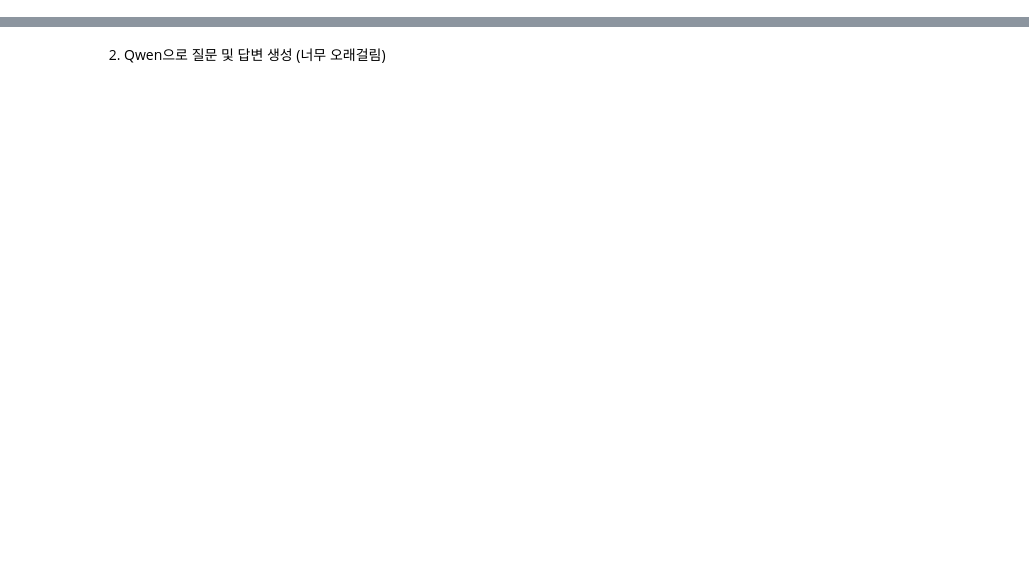
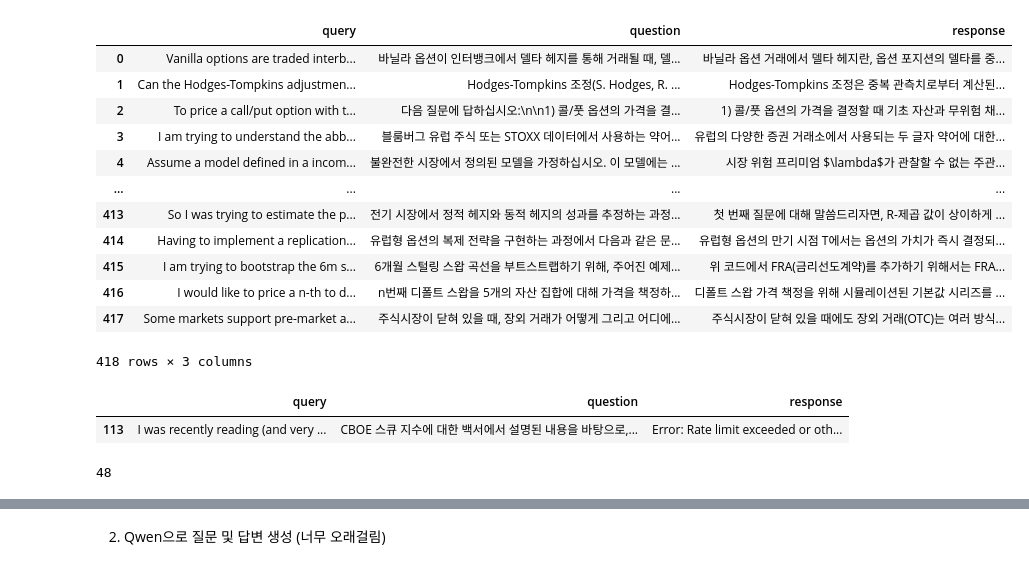
Before and after one commit to LDC-ai/KRX_LLM, a Jupyter notebook: data_slicing.ipynb, the cells around one changed output, grey strips where cells are left out. Saved outputs shown, nothing was run; the diff lists cells and outputs as text; code cells hidden in the pictures; blank space fills up the shorter version.

```diff
--- a/data_slicing.ipynb
+++ b/data_slicing.ipynb
@@ -189,0 +219,29 @@ NameError: name 'total_prompt_tokens_for_q' is not defined
+# %%
+df_no_duplicates = pd.concat([df_no_duplicates, df], ignore_index=True)
+
+df_no_duplicates
+# %% [output]
+|  | query | question | response |
+| 0 | Vanilla options are traded interb... | 바닐라 옵션이 인터뱅크에서 델타 헤지를 통해 거래될 때, 델... | 바닐라 옵션 거래에서 델타 헤지란, 옵션 포지션의 델타를 중... |
+| 1 | Can the Hodges-Tompkins adjustmen... | Hodges-Tompkins 조정(S. Hodges, R. ... | Hodges-Tompkins 조정은 중복 관측치로부터 계산된... |
+| 2 | To price a call/put option with t... | 다음 질문에 답하십시오:\n\n1) 콜/풋 옵션의 가격을 결... | 1) 콜/풋 옵션의 가격을 결정할 때 기초 자산과 무위험 채... |
+| 3 | I am trying to understand the abb... | 블룸버그 유럽 주식 또는 STOXX 데이터에서 사용하는 약어... | 유럽의 다양한 증권 거래소에서 사용되는 두 글자 약어에 대한... |
+| 4 | Assume a model defined in a incom... | 불완전한 시장에서 정의된 모델을 가정하십시오. 이 모델에는 ... | 시장 위험 프리미엄 $\lambda$가 관찰할 수 없는 주관... |
+| ... | ... | ... | ... |
+| 413 | So I was trying to estimate the p... | 전기 시장에서 정적 헤지와 동적 헤지의 성과를 추정하는 과정... | 첫 번째 질문에 대해 말씀드리자면, R-제곱 값이 상이하게 ... |
+| 414 | Having to implement a replication... | 유럽형 옵션의 복제 전략을 구현하는 과정에서 다음과 같은 문... | 유럽형 옵션의 만기 시점 T에서는 옵션의 가치가 즉시 결정되... |
+| 415 | I am trying to bootstrap the 6m s... | 6개월 스털링 스왑 곡선을 부트스트랩하기 위해, 주어진 예제... | 위 코드에서 FRA(금리선도계약)를 추가하기 위해서는 FRA... |
+| 416 | I would like to price a n-th to d... | n번째 디폴트 스왑을 5개의 자산 집합에 대해 가격을 책정하... | 디폴트 스왑 가격 책정을 위해 시뮬레이션된 기본값 시리즈를 ... |
+| 417 | Some markets support pre-market a... | 주식시장이 닫혀 있을 때, 장외 거래가 어떻게 그리고 어디에... | 주식시장이 닫혀 있을 때에도 장외 거래(OTC)는 여러 방식... |
+418 rows × 3 columns
+# %%
+df[df['response'] == 'Error: Rate limit exceeded or other issue']
+# %% [output]
+|  | query | question | response |
+| 113 | I was recently reading (and very ... | CBOE 스큐 지수에 대한 백서에서 설명된 내용을 바탕으로,... | Error: Rate limit exceeded or oth... |
+# %%
+df_no_duplicates = df[~df['response'].duplicated(keep=False)]
+
+len(df_no_duplicates)
+# %% [output]
+48
```
Also changed, not shown: parts of 14 cells of this notebook.
